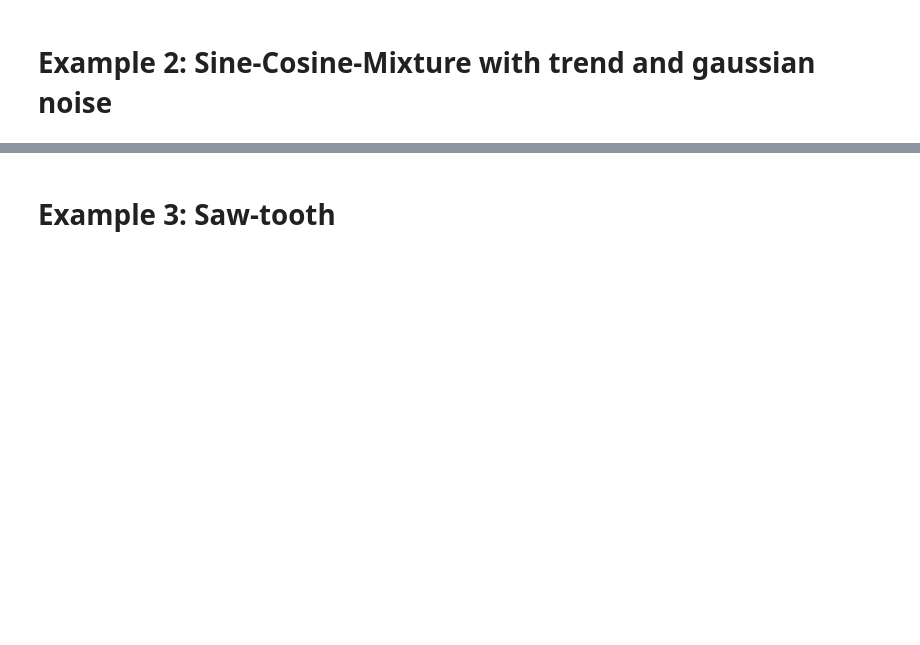
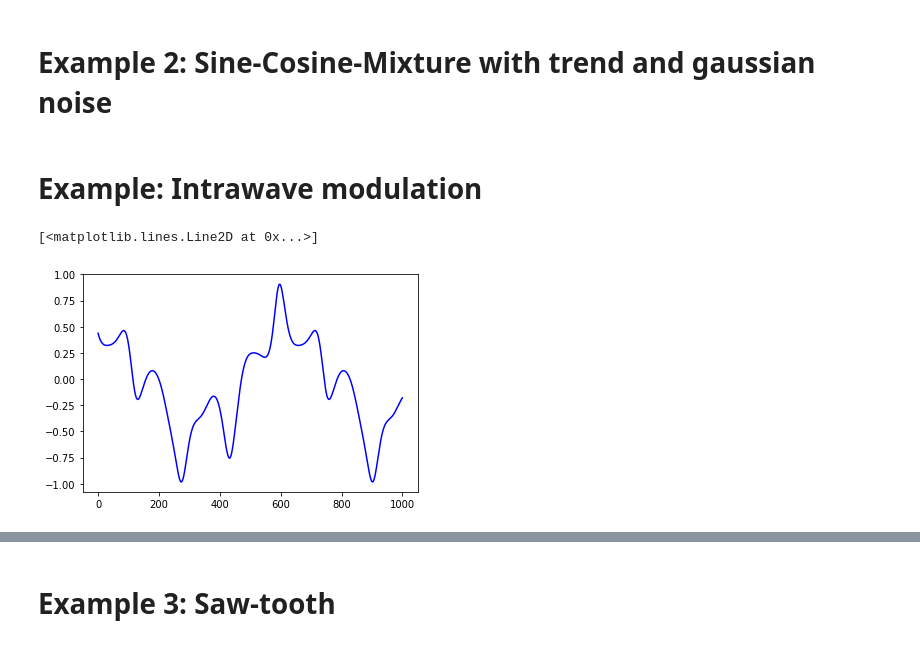
Before and after one commit to RiemannAI/theta, a Jupyter notebook: examples/ExpectationModel_tests.ipynb, the cells around one changed output, grey strips where cells are left out. Saved outputs shown, nothing was run; the diff lists cells and outputs as text; code cells hidden in the pictures; blank space fills up the shorter version.

Commit message:
Linear regression baselined added to MNIST; Intrawave Modulation example added to ExpModelTests

```diff
--- a/examples/ExpectationModel_tests.ipynb
+++ b/examples/ExpectationModel_tests.ipynb
@@ -94,3 +94,18 @@ plt.xlabel("t")
 plt.ylabel("y")
 plt.savefig("sincosmix_10-4.eps", format="eps")
 plt.show()
+# %% [markdown]
+# Example: Intrawave modulation
+# %%
+def func(x,n):
+    return np.cos(0.01*x+0.5*np.cos(0.05*x))/(2+np.sin(0.04*x))
+
+X = np.linspace(0, 1000, 1000)
+X = X.reshape((1,X.shape[0]))
+
+Y = func(X[:,None],1).reshape((1,X.shape[1]))
+
+plt.plot(X.flatten(), Y.flatten(),"b-")
+# %% [output]
+[<matplotlib.lines.Line2D at 0x...>]
+[figure, added]
```
Also changed, not shown: parts of 3 cells of this notebook, 2 other files.
